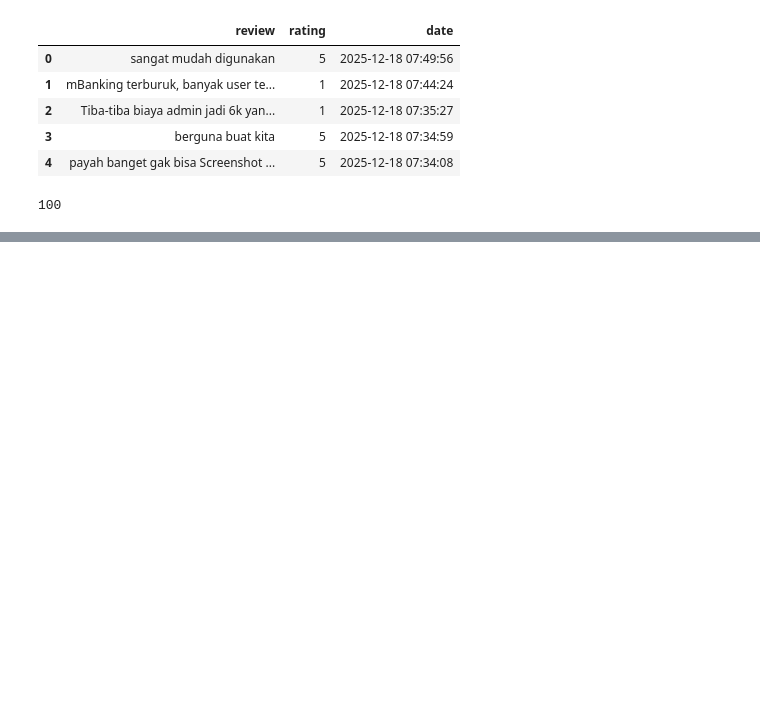
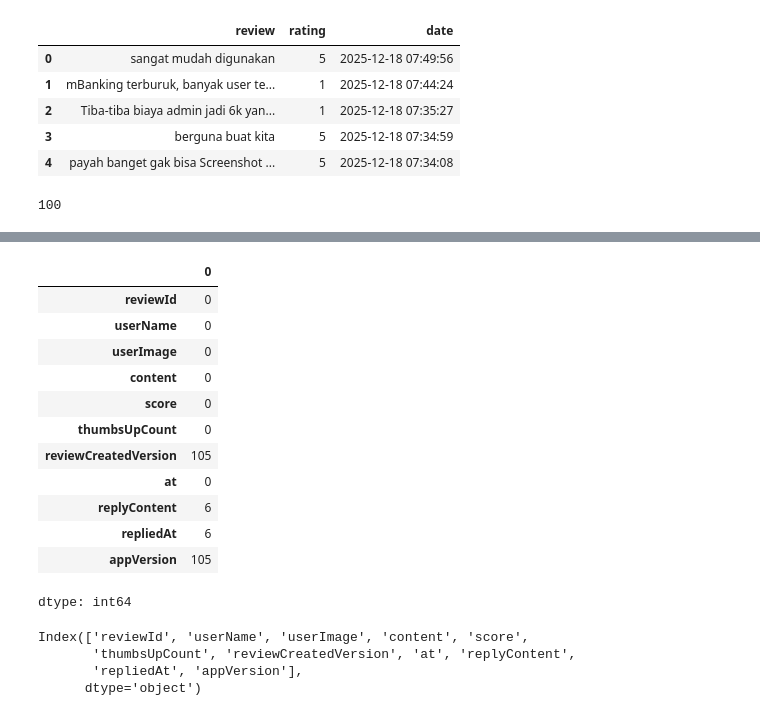
Before and after one commit to mukhairatil/sentiment-analysis-indoroberta, a Jupyter notebook: tes_penelitian.ipynb, the cells around one changed output, grey strips where cells are left out. Drawn from its saved outputs; the diff is of its cells as text; code cells hidden in the pictures; blank space fills up the shorter version.

```diff
--- a/tes_penelitian.ipynb
+++ b/tes_penelitian.ipynb
@@ -70,0 +77,24 @@ len(df_100)
+# %%
+df.isnull().sum()
+#cek missing value
+# %% [output]
+|  | 0 |
+| reviewId | 0 |
+| userName | 0 |
+| userImage | 0 |
+| content | 0 |
+| score | 0 |
+| thumbsUpCount | 0 |
+| reviewCreatedVersion | 105 |
+| at | 0 |
+| replyContent | 6 |
+| repliedAt | 6 |
+| appVersion | 105 |
+dtype: int64
+# %%
+df.columns
+# %% [output]
+Index(['reviewId', 'userName', 'userImage', 'content', 'score',
+       'thumbsUpCount', 'reviewCreatedVersion', 'at', 'replyContent',
+       'repliedAt', 'appVersion'],
+      dtype='object')
```
Also changed, not shown: parts of 13 cells of this notebook.
